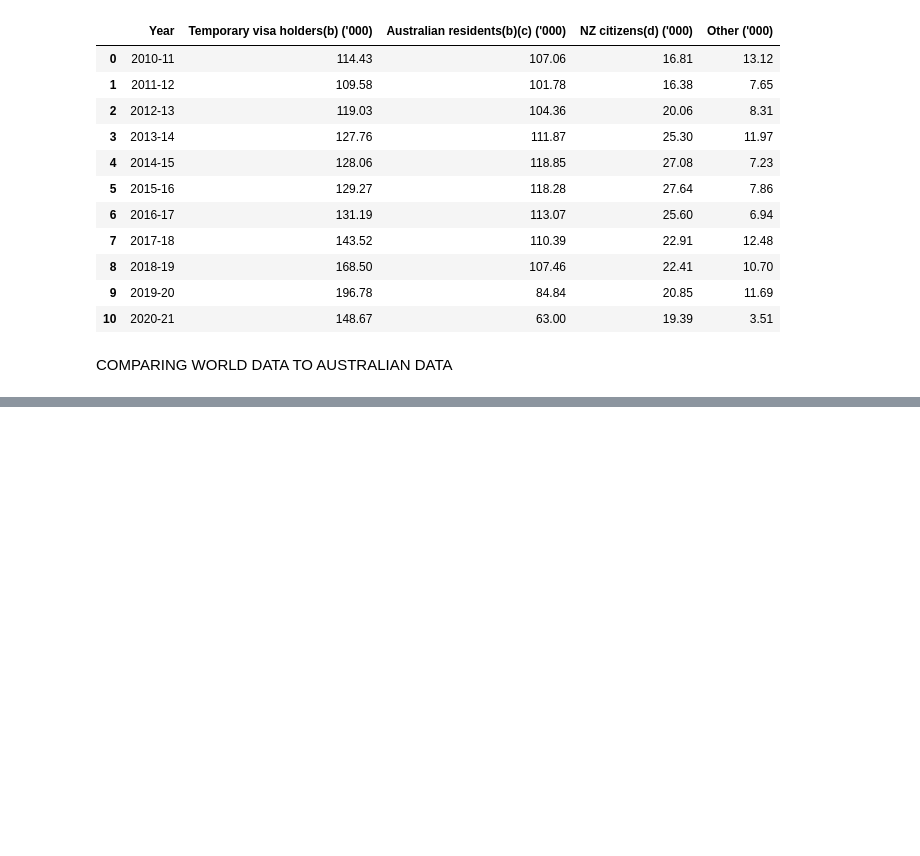
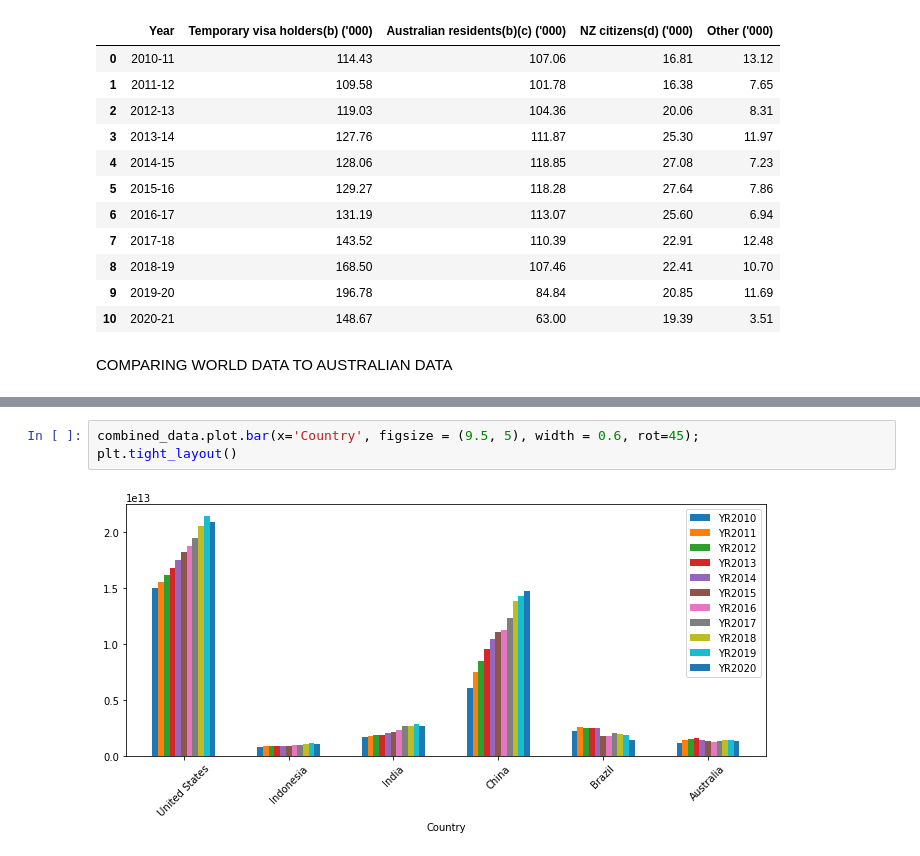
Before and after one commit to Lopokoiyit/PROJECT_ONE, a Jupyter notebook: combined code.ipynb, the cells around one changed output, grey strips where cells are left out. Drawn from its saved outputs; the diff is of its cells as text; blank space fills up the shorter version.

```diff
--- a/combined code.ipynb
+++ b/combined code.ipynb
@@ -476,0 +488,5 @@ high_pop_cnt_gdp
+# %%
+combined_data.plot.bar(x='Country', figsize = (9.5, 5), width = 0.6, rot=45);
+plt.tight_layout()
+# %% [output]
+[figure, added]
```
Also changed, not shown: parts of 2 cells of this notebook.
